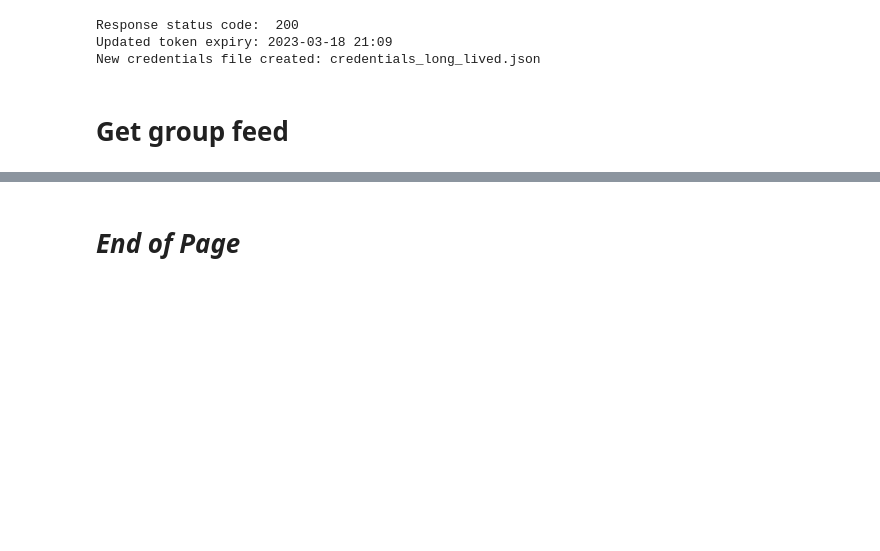
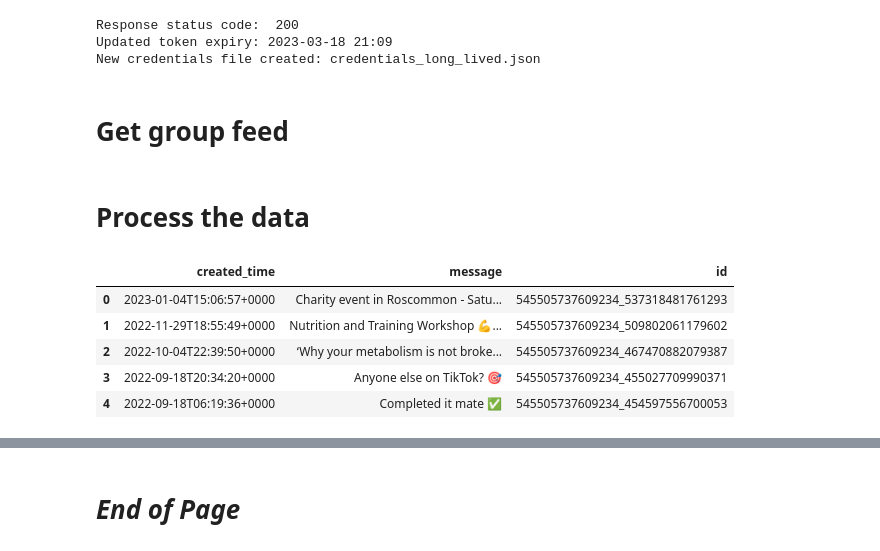
Before and after one commit to silvhua/online-PT-business-KPI, a Jupyter notebook: notebooks/2023-01-13 facebook API.ipynb, the cells around one changed output, grey strips where cells are left out. Drawn from its saved outputs; the diff is of its cells as text; code cells hidden in the pictures; blank space fills up the shorter version.

```diff
--- a/notebooks/2023-01-13 facebook API.ipynb
+++ b/notebooks/2023-01-13 facebook API.ipynb
@@ -513,3 +500,14 @@ def get_group_feed(credentials_json='credentials.json', group_id_key='SSC_group_
     # Make API request:
     url_root = "https://graph.facebook.com/v15.0/"
     url = f'{url_root}{group_id}/feed?access_token={access_token}'
+# %% [markdown]
+# Process the data
+# %%
+df_50p.head()
+# %% [output]
+|  | created_time | message | id |
+| 0 | 2023-01-04T15:06:57+0000 | Charity event in Roscommon - Satu... | 545505737609234_537318481761293 |
+| 1 | 2022-11-29T18:55:49+0000 | Nutrition and Training Workshop 💪... | 545505737609234_509802061179602 |
+| 2 | 2022-10-04T22:39:50+0000 | ‘Why your metabolism is not broke... | 545505737609234_467470882079387 |
+| 3 | 2022-09-18T20:34:20+0000 | Anyone else on TikTok? 🎯 | 545505737609234_455027709990371 |
+| 4 | 2022-09-18T06:19:36+0000 | Completed it mate ✅ | 545505737609234_454597556700053 |
```
Also changed, not shown: parts of 10 cells of this notebook.
